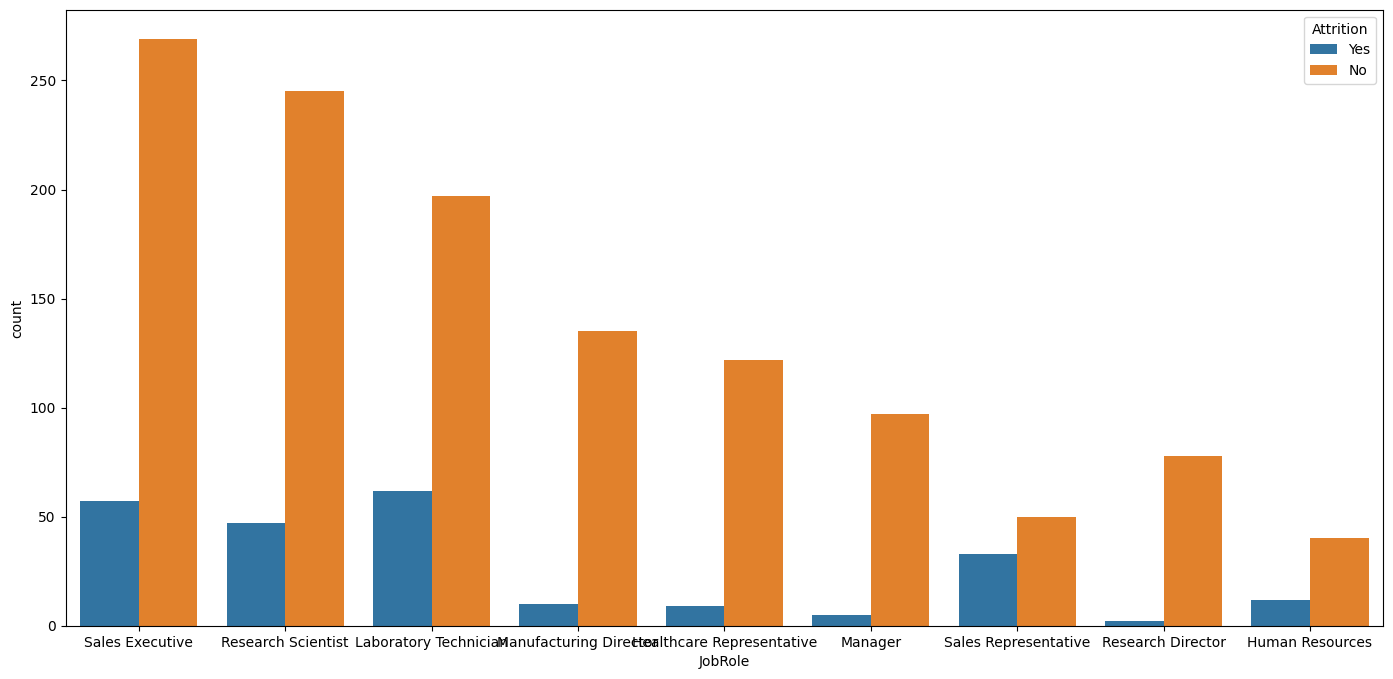
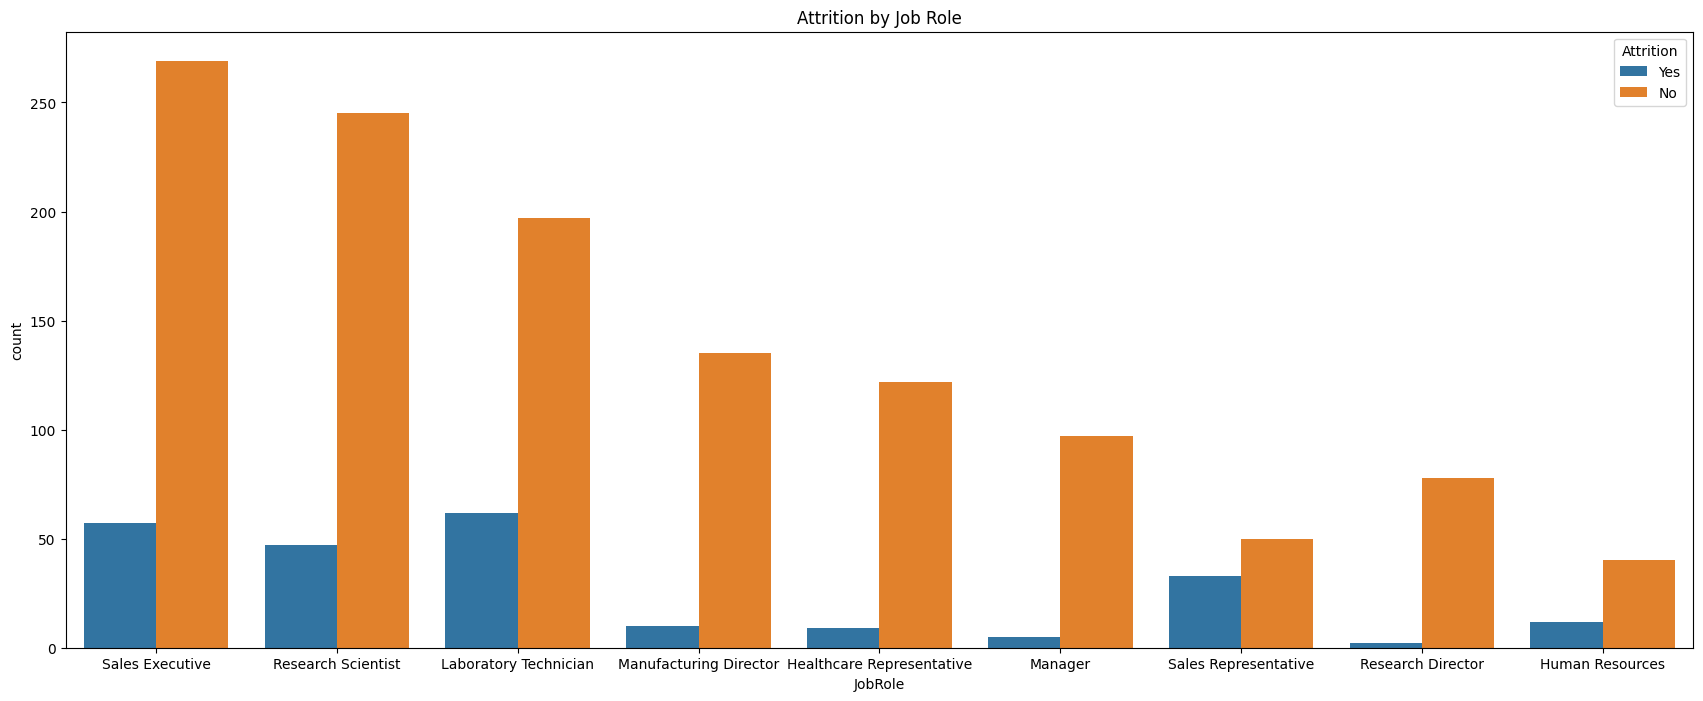
Unified diff of the notebook cell whose output changed from the first chart to the second:
--- before
+++ after
@@ -1,3 +1,4 @@
-plt.figure(figsize=(17,8))
+plt.figure(figsize=(21,8))
 sns.countplot(x='JobRole',data=df,hue='Attrition')
+plt.title("Attrition by Job Role")
 plt.show()

Commit: Uploaded changed files